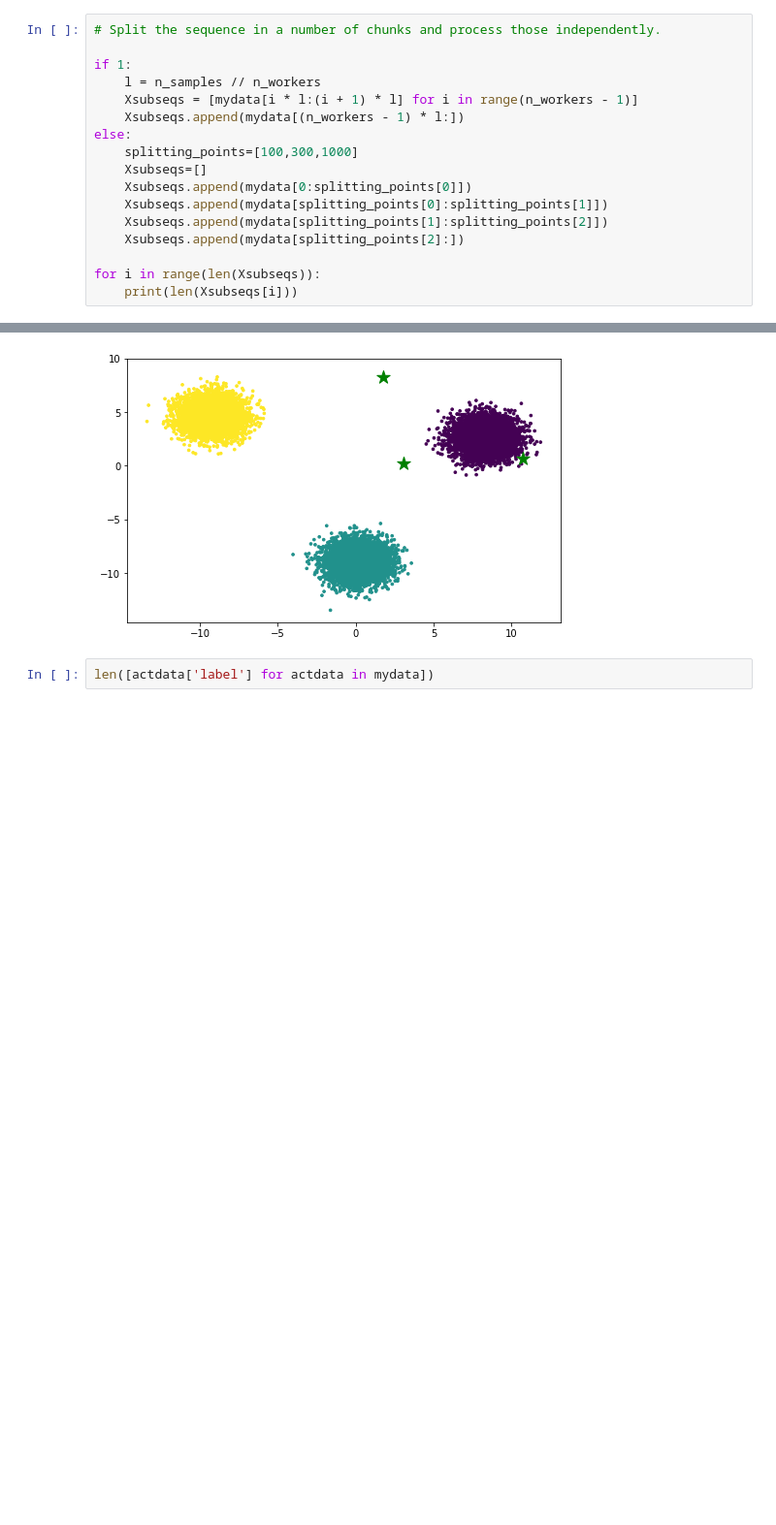
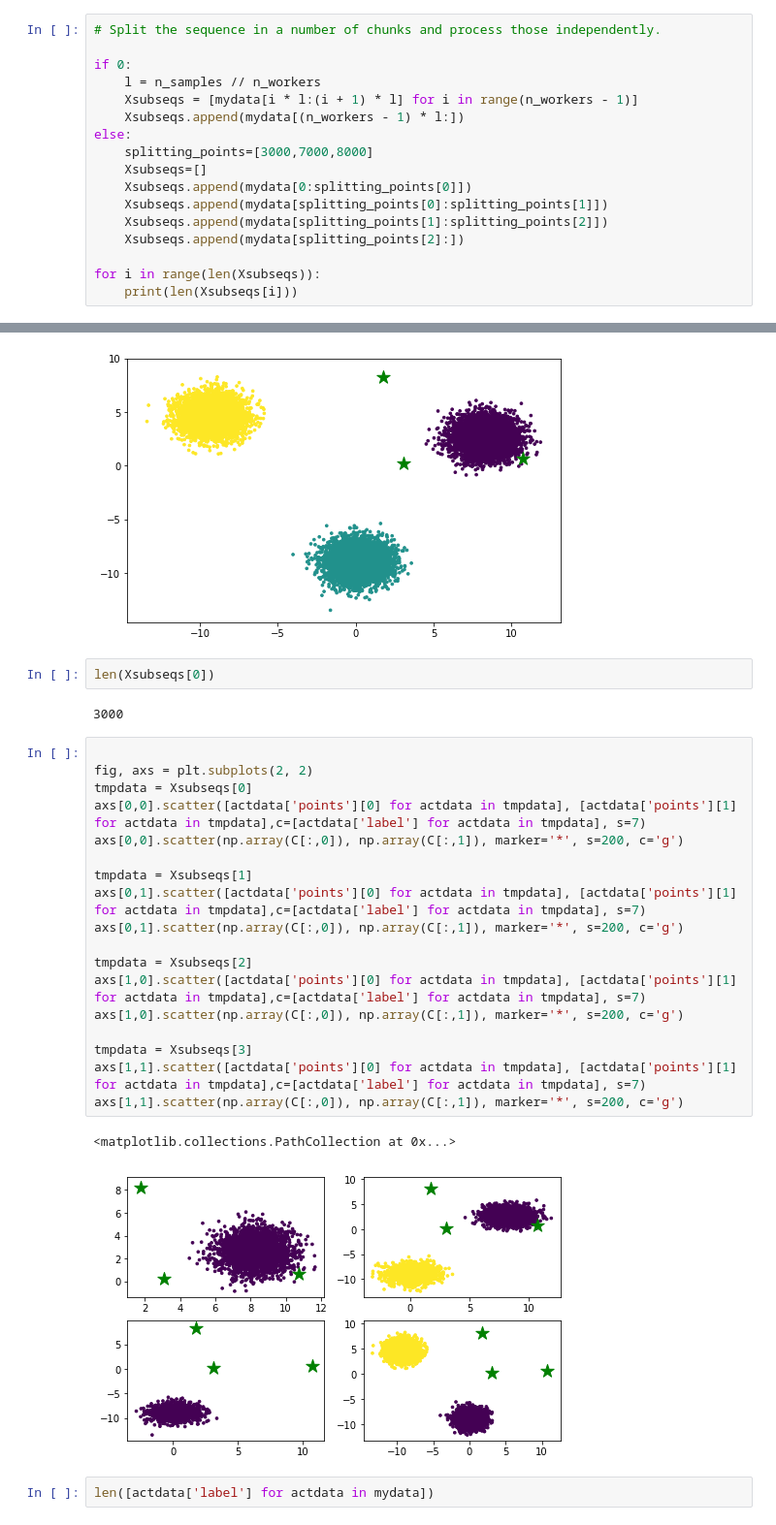
Before and after one commit to bapoczos/ScalableML, a Jupyter notebook: DistributedComputing/RabbitMQ/DistributedKMeans/kmeans_main_v2.ipynb, the cells around one changed output, grey strips where cells are left out. Shown at 97% size. Saved outputs shown, nothing was run; the diff lists cells and outputs as text; blank space fills up the shorter version.

```diff
--- a/DistributedComputing/RabbitMQ/DistributedKMeans/kmeans_main_v2.ipynb
+++ b/DistributedComputing/RabbitMQ/DistributedKMeans/kmeans_main_v2.ipynb
@@ -49,12 +53,12 @@ print(mydata[15]['points'],mydata[15]['label'])
 # %%
 # Split the sequence in a number of chunks and process those independently.
 
-if 1:
+if 0:
     l = n_samples // n_workers
     Xsubseqs = [mydata[i * l:(i + 1) * l] for i in range(n_workers - 1)]
     Xsubseqs.append(mydata[(n_workers - 1) * l:])
 else:
-    splitting_points=[100,300,1000]
+    splitting_points=[3000,7000,8000]
     Xsubseqs=[]
     Xsubseqs.append(mydata[0:splitting_points[0]])
     Xsubseqs.append(mydata[splitting_points[0]:splitting_points[1]])
@@ -95,6 +102,31 @@ plt.scatter(np.array(C[:,0]), np.array(C[:,1]), marker='*', s=200, c='g')
 # %% [output]
 <matplotlib.collections.PathCollection at 0x...>
 [figure]
+# %%
+len(Xsubseqs[0])
+# %% [output]
+3000
+# %%
+
+fig, axs = plt.subplots(2, 2)
+tmpdata = Xsubseqs[0]
+axs[0,0].scatter([actdata['points'][0] for actdata in tmpdata], [actdata['points'][1] for actdata in tmpdata],c=[actdata['label'] for actdata in tmpdata], s=7)
+axs[0,0].scatter(np.array(C[:,0]), np.array(C[:,1]), marker='*', s=200, c='g')
+
+tmpdata = Xsubseqs[1]
+axs[0,1].scatter([actdata['points'][0] for actdata in tmpdata], [actdata['points'][1] for actdata in tmpdata],c=[actdata['label'] for actdata in tmpdata], s=7)
+axs[0,1].scatter(np.array(C[:,0]), np.array(C[:,1]), marker='*', s=200, c='g')
+
+tmpdata = Xsubseqs[2]
+axs[1,0].scatter([actdata['points'][0] for actdata in tmpdata], [actdata['points'][1] for actdata in tmpdata],c=[actdata['label'] for actdata in tmpdata], s=7)
+axs[1,0].scatter(np.array(C[:,0]), np.array(C[:,1]), marker='*', s=200, c='g')
+
+tmpdata = Xsubseqs[3]
+axs[1,1].scatter([actdata['points'][0] for actdata in tmpdata], [actdata['points'][1] for actdata in tmpdata],c=[actdata['label'] for actdata in tmpdata], s=7)
+axs[1,1].scatter(np.array(C[:,0]), np.array(C[:,1]), marker='*', s=200, c='g')
+# %% [output]
+<matplotlib.collections.PathCollection at 0x...>
+[figure, added]
 # %%
 len([actdata['label'] for actdata in mydata])
 # %% [output]
```
Also changed, not shown: parts of 16 cells of this notebook.
